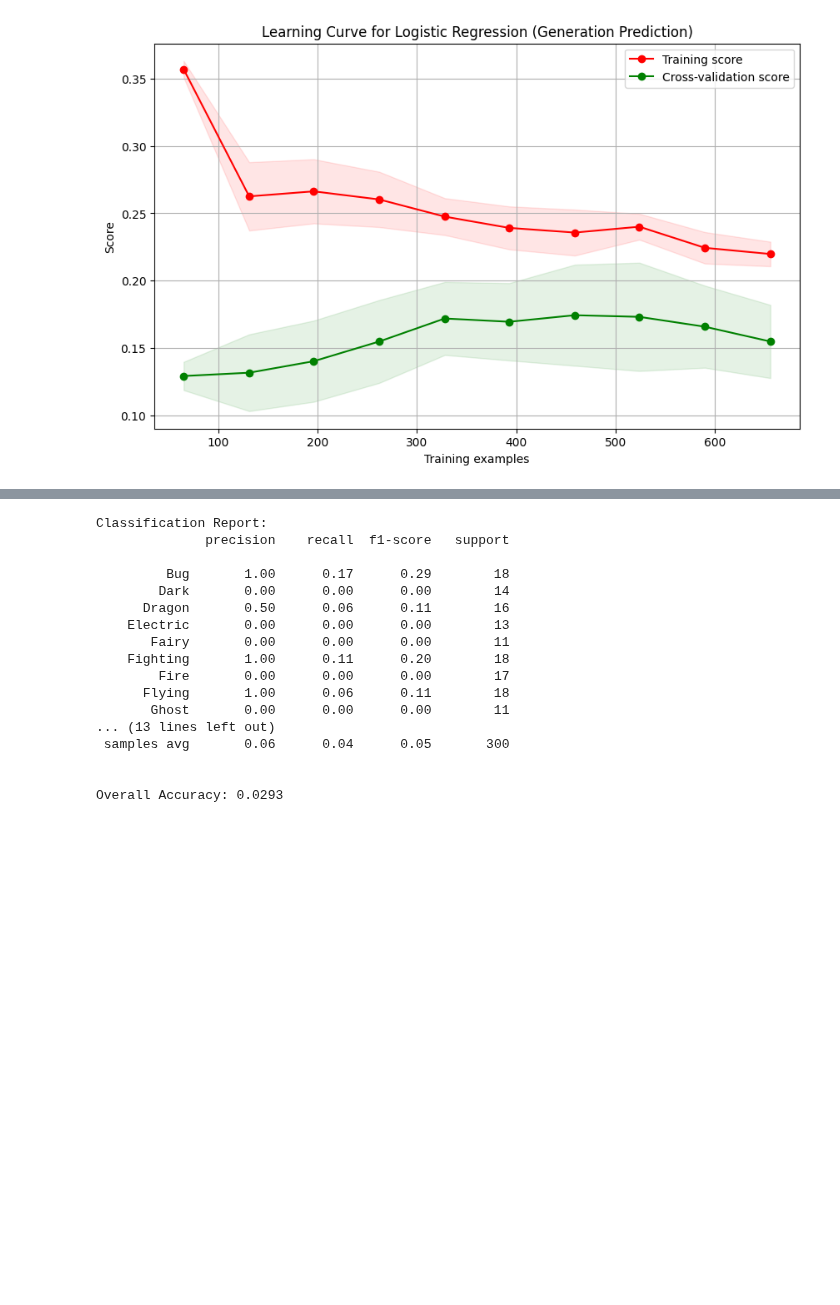
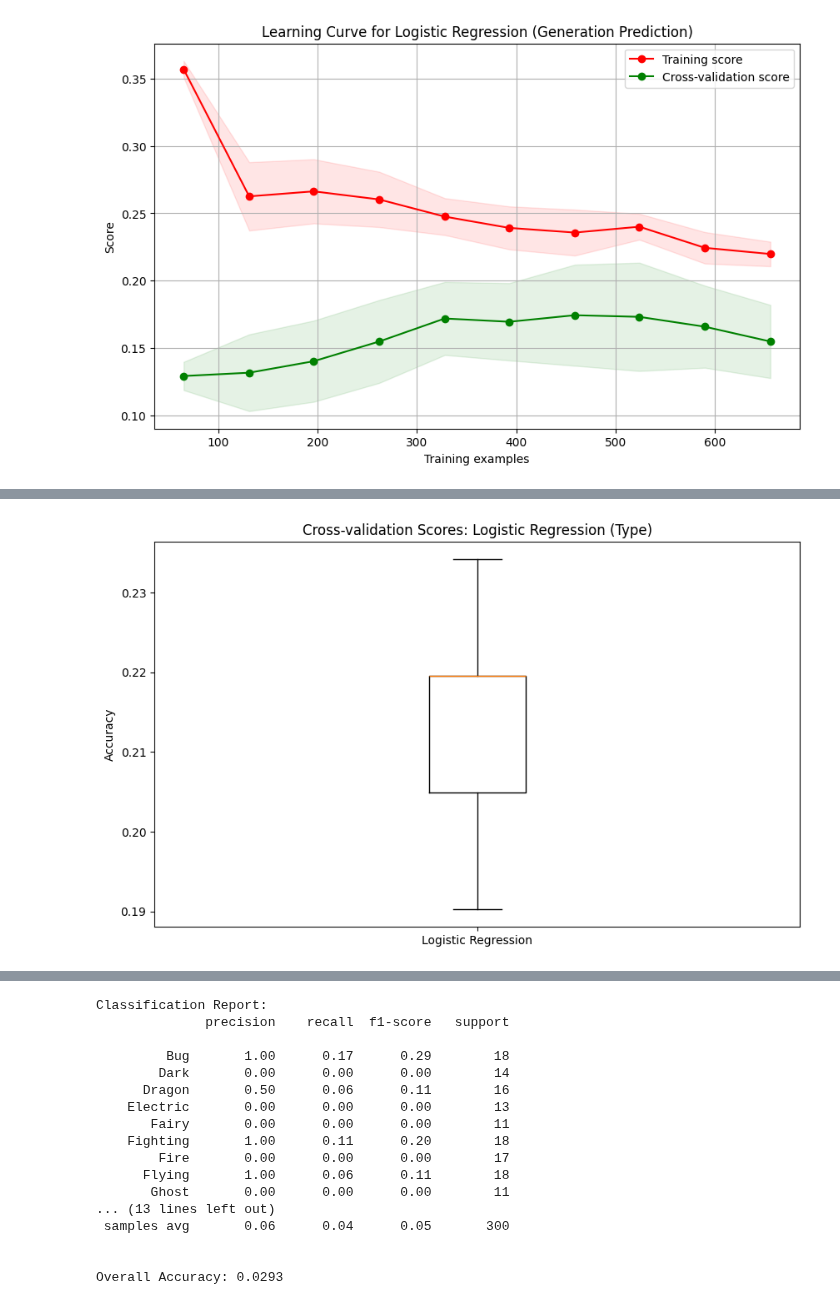
Before and after one commit to marvin-chen/cos-independent-work, a Jupyter notebook: baseline.ipynb, the cells around one changed output, grey strips where cells are left out. Cells and saved outputs as stored; diff of their text form; code cells hidden in the pictures; blank space fills up the shorter version.

Commit message:
reworked baseline models

```diff
--- a/baseline.ipynb
+++ b/baseline.ipynb
@@ -271,0 +248,91 @@ plt.show()
+# %%
+import pandas as pd
+import numpy as np
+import matplotlib.pyplot as plt
+import seaborn as sns
+from sklearn.model_selection import cross_val_score, GridSearchCV
+from sklearn.preprocessing import StandardScaler, LabelEncoder
+from sklearn.linear_model import LogisticRegression
+from sklearn.neighbors import KNeighborsClassifier
+
+# Load the data
+df = pd.read_csv('csv/pokemon.csv')
+
+# Prepare features and targets
+features = ['HP', 'Attack', 'Defense', 'Sp. Atk', 'Sp. Def', 'Speed', 'Height(m)', 'Weight(kg)']
+X = df[features]
+y_type = df['Primary_Type']
+y_gen = df['Generation']
+
+# Encode targets
+le_type = LabelEncoder()
+le_gen = LabelEncoder()
+y_type_encoded = le_type.fit_transform(y_type)
+y_gen_encoded = le_gen.fit_transform(y_gen)
+
+# Scale features
+scaler = StandardScaler()
+X_scaled = scaler.fit_transform(X)
+
+# Define models and parameters
+lr_model = LogisticRegression(max_iter=1000)
+knn_model = KNeighborsClassifier()
+
+lr_params = {'C': [0.1, 1, 10], 'solver': ['lbfgs', 'liblinear']}
+knn_params = {'n_neighbors': [3, 5, 7, 9, 11], 'weights': ['uniform', 'distance']}
+
+# Function to perform grid search and visualize results
+def grid_search_and_visualize(model, params, X, y, model_name, target_name):
+    grid_search = GridSearchCV(model, params, cv=5, scoring='accuracy')
+    grid_search.fit(X, y)
+
+    # Get cross-validation scores
+    cv_scores = cross_val_score(grid_search.best_estimator_, X, y, cv=5)
+
+    # Visualize cross-validation scores
+    plt.figure(figsize=(10, 6))
+    plt.boxplot([cv_scores])
+    plt.title(f'Cross-validation Scores: {model_name} ({target_name})')
+    plt.ylabel('Accuracy')
+    plt.xticks([1], [model_name])
+    plt.show()
+
+    # Visualize grid search results
+    results = pd.DataFrame(grid_search.cv_results_)
+    plt.figure(figsize=(12, 6))
+    sns.lineplot(x='param_' + list(params.keys())[0], y='mean_test_score', data=results)
+    plt.title(f'{model_name} Grid Search Results for {target_name}')
+    plt.xlabel(list(params.keys())[0])
+    plt.ylabel('Mean CV Score')
+    plt.show()
+
+    return grid_search.best_estimator_
+
+# Perform grid search for all models and targets
+print("Logistic Regression - Type Prediction")
+lr_type = grid_search_and_visualize(lr_model, lr_params, X_scaled, y_type_encoded, 'Logistic Regression', 'Type')
+
+print("\nLogistic Regression - Generation Prediction")
+lr_gen = grid_search_and_visualize(lr_model, lr_params, X_scaled, y_gen_encoded, 'Logistic Regression', 'Generation')
+
+print("\nK-NN - Type Prediction")
+knn_type = grid_search_and_visualize(knn_model, knn_params, X_scaled, y_type_encoded, 'K-NN', 'Type')
+
+print("\nK-NN - Generation Prediction")
+knn_gen = grid_search_and_visualize(knn_model, knn_params, X_scaled, y_gen_encoded, 'K-NN', 'Generation')
+
+# Visualize feature importance for Logistic Regression
+def plot_feature_importance(model, features, target_name):
+    importance = np.abs(model.coef_[0])
+    feature_importance = pd.DataFrame({'feature': features, 'importance': importance})
+    feature_importance = feature_importance.sort_values('importance', ascending=False)
+
+    plt.figure(figsize=(10, 6))
+    sns.barplot(x='importance', y='feature', data=feature_importance)
+    plt.title(f'Feature Importance for {target_name} Prediction (Logistic Regression)')
+    plt.tight_layout()
+    plt.show()
+
+plot_feature_importance(lr_type, features, 'Type')
+plot_feature_importance(lr_gen, features, 'Generation')
+# %% [output]
@@ -271,0 +340 @@ plt.show()
+[figure, added]
```
Also changed, not shown: parts of 4 cells of this notebook.
